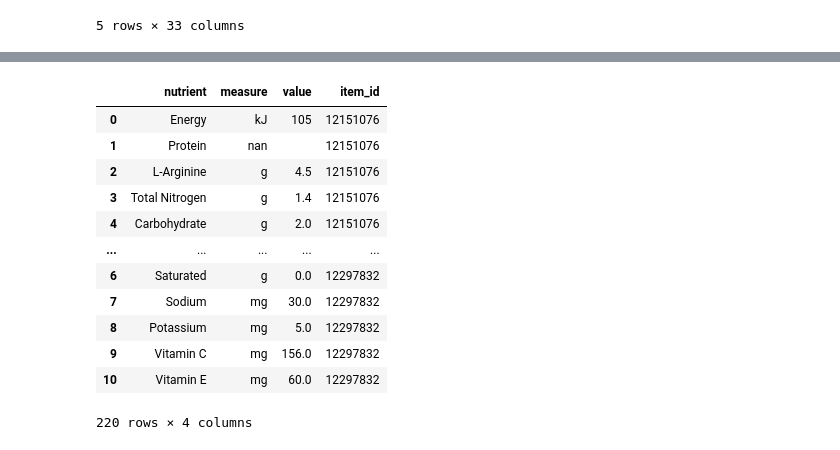
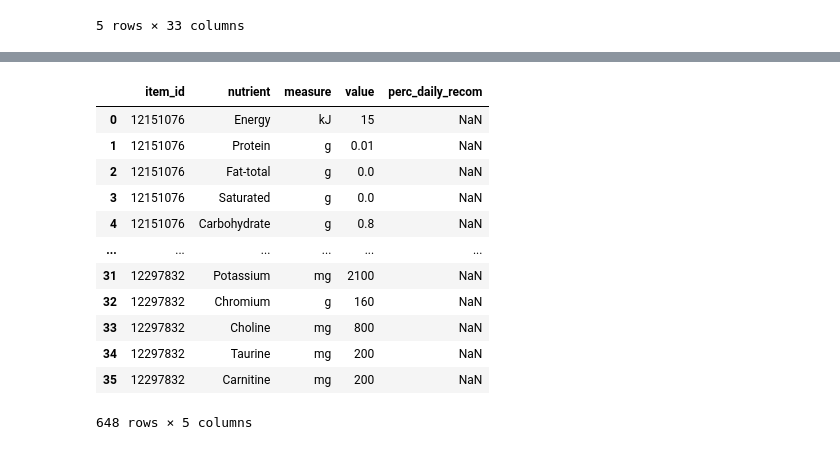
Before and after one commit to CormacCollins/product_crawler, a Jupyter notebook: Source/Ncare/data_formatting.ipynb, the cells around one changed output, grey strips where cells are left out. Cells and saved outputs as stored; diff of their text form; code cells hidden in the pictures.

```diff
--- a/Source/Ncare/data_formatting.ipynb
+++ b/Source/Ncare/data_formatting.ipynb
@@ -34,8 +34,8 @@ Ncare_products.head()
 5 rows × 33 columns
 # %%
 #fix up id
-Ncare_products['item_id'] = Ncare_products['item_id'].str.replace("CASE", '', regex=False)
-Ncare_products['item_id'] = Ncare_products['item_id'].str.replace("EACH", '', regex=False)
+Ncare_products['item_id'] = Ncare_products['item_id'].astype(str).str.replace("CASE", '', regex=False)
+Ncare_products['item_id'] = Ncare_products['item_id'].astype(str).str.replace("EACH", '', regex=False)
 
 #removing alternate name for now, better regex will fix this in the future
 Ncare_products['ingredients'] = Ncare_products['ingredients'].str.replace("\\(.*?\\)", '', regex=True)
@@ -156,3 +138,0 @@ df_flav.to_csv('../../Data/Ncare/Ncare_products.csv', index=False)
-# %%
-#nutrition tables
-Ncare_nutr = pd.read_csv("../../Data/Ncare/Nutrition_tables/Ncare9517630_nutrition_table.csv") #This could be replaced with output from other parser
@@ -197,52 +139,53 @@ Name: ARGINAID® Arginine Powder Orange.1, dtype: object
 # %%
 import re
+columns = ['item_id', 'nutrient', 'measure', 'value', 'perc_daily_recom']
 
 #nutrition tables
-full_df = pd.DataFrame(columns = ['nutrient', 'measure',' value', 'item_id'])
+full_df = pd.DataFrame(columns =  columns)
 for it_id in Ncare_products['item_id'].values:
     pth = '../../Data/Ncare/Nutrition_tables/Ncare' + str(it_id) + '_nutrition_table.csv'
-    Ncare_nutr = pd.read_csv("../../Data/Ncare/Nutrition_tables/Ncare9517630_nutrition_table.csv")
+    Ncare_nutr = pd.read_csv(pth)
     nutrient = Ncare_nutr.iloc[:, 1]
     nutrient_list = list()
 
     quantity = Ncare_nutr.iloc[:, 2]
     quantity_list = list()
     measure_list = list()
     value_list = list()
 
     for i in range(1, len(nutrient)):
         #print(type(nutrient.iloc[i]))
         if (isinstance(nutrient.iloc[i],str)):
             nutrient_list.append(nutrient.iloc[i].lstrip('-'))
             v = str(quantity.iloc[i]).strip()
             val = [i for i in v if (i.isnumeric()) or i == '.']
             val = ''.join(val)
             measures = ''.join(re.findall('[a-zA-Z]+',v))
             quantity_list.append(str(quantity.iloc[i]).strip())
             measure_list.append(measures)
             value_list.append(val)
 
     nutrient_list.pop(len(nutrient_list)-1)
     quantity_list.pop(len(quantity_list)-1)
     measure_list.pop(len(measure_list)-1)
     value_list.pop(len(value_list)-1)
 
-    df = pd.DataFrame({'nutrient': nutrient_list, 'measure':measure_list,' value':value_list, 'item_id': str(it_id)})
+    df = pd.DataFrame({'nutrient': nutrient_list, 'measure':measure_list,'value':value_list, 'item_id': str(it_id)})
     full_df = pd.concat([full_df, df])
 
 full_df
 # %% [output]
-|  | nutrient | measure | value | item_id |
-| 0 | Energy | kJ | 105 | 12151076 |
-| 1 | Protein | nan |  | 12151076 |
-| 2 | L-Arginine | g | 4.5 | 12151076 |
-| 3 | Total Nitrogen | g | 1.4 | 12151076 |
-| 4 | Carbohydrate | g | 2.0 | 12151076 |
-| ... | ... | ... | ... | ... |
-| 6 | Saturated | g | 0.0 | 12297832 |
-| 7 | Sodium | mg | 30.0 | 12297832 |
-| 8 | Potassium | mg | 5.0 | 12297832 |
-| 9 | Vitamin C | mg | 156.0 | 12297832 |
-| 10 | Vitamin E | mg | 60.0 | 12297832 |
+|  | item_id | nutrient | measure | value | perc_daily_recom |
+| 0 | 12151076 | Energy | kJ | 15 | NaN |
+| 1 | 12151076 | Protein | g | 0.01 | NaN |
+| 2 | 12151076 | Fat-total | g | 0.0 | NaN |
+| 3 | 12151076 | Saturated | g | 0.0 | NaN |
+| 4 | 12151076 | Carbohydrate | g | 0.8 | NaN |
+| ... | ... | ... | ... | ... | ... |
+| 31 | 12297832 | Potassium | mg | 2100 | NaN |
+| 32 | 12297832 | Chromium | g | 160 | NaN |
+| 33 | 12297832 | Choline | mg | 800 | NaN |
+| 34 | 12297832 | Taurine | mg | 200 | NaN |
+| 35 | 12297832 | Carnitine | mg | 200 | NaN |
-220 rows × 4 columns
+648 rows × 5 columns
 # %%
```
Also changed, not shown: parts of 13 cells of this notebook, 41 other files.
